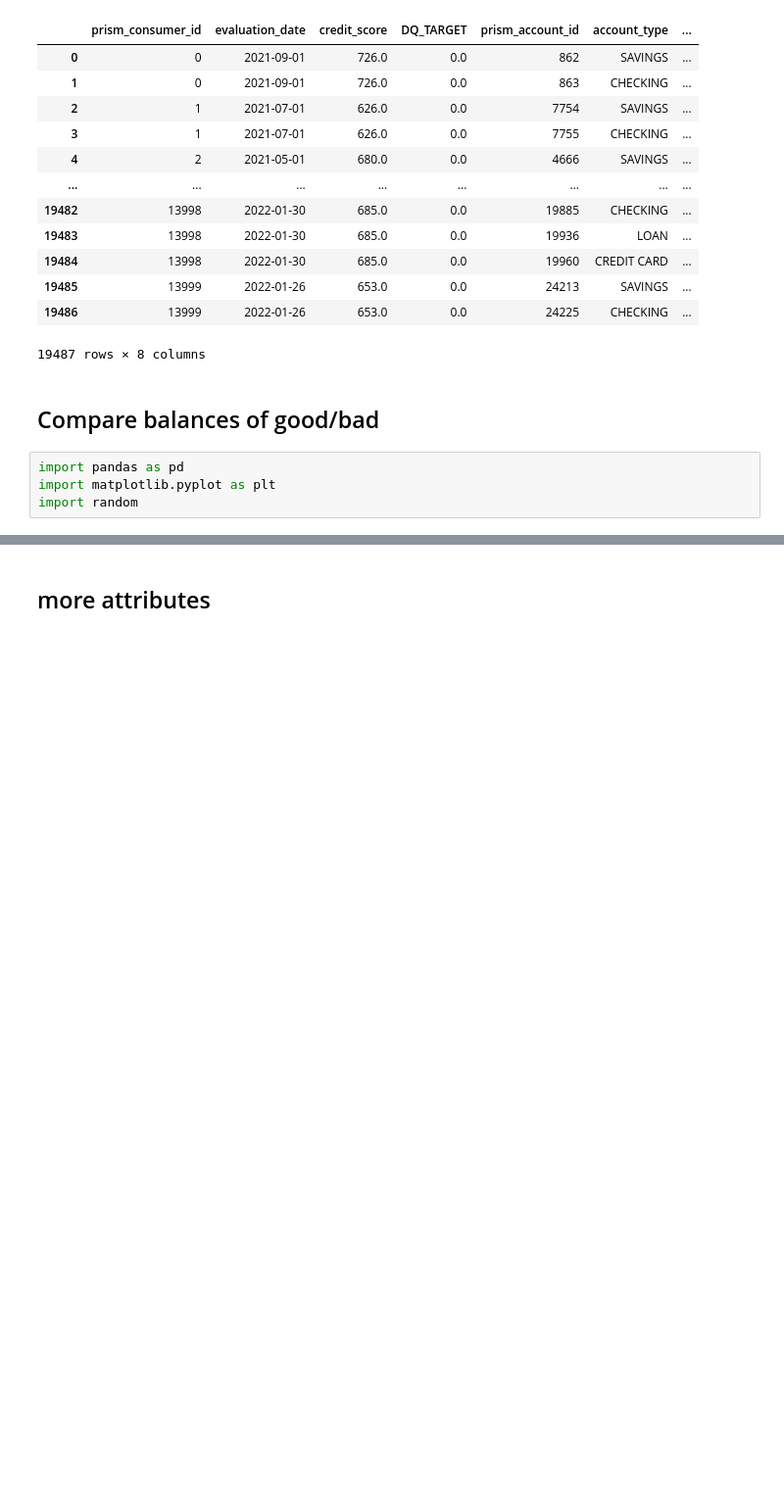
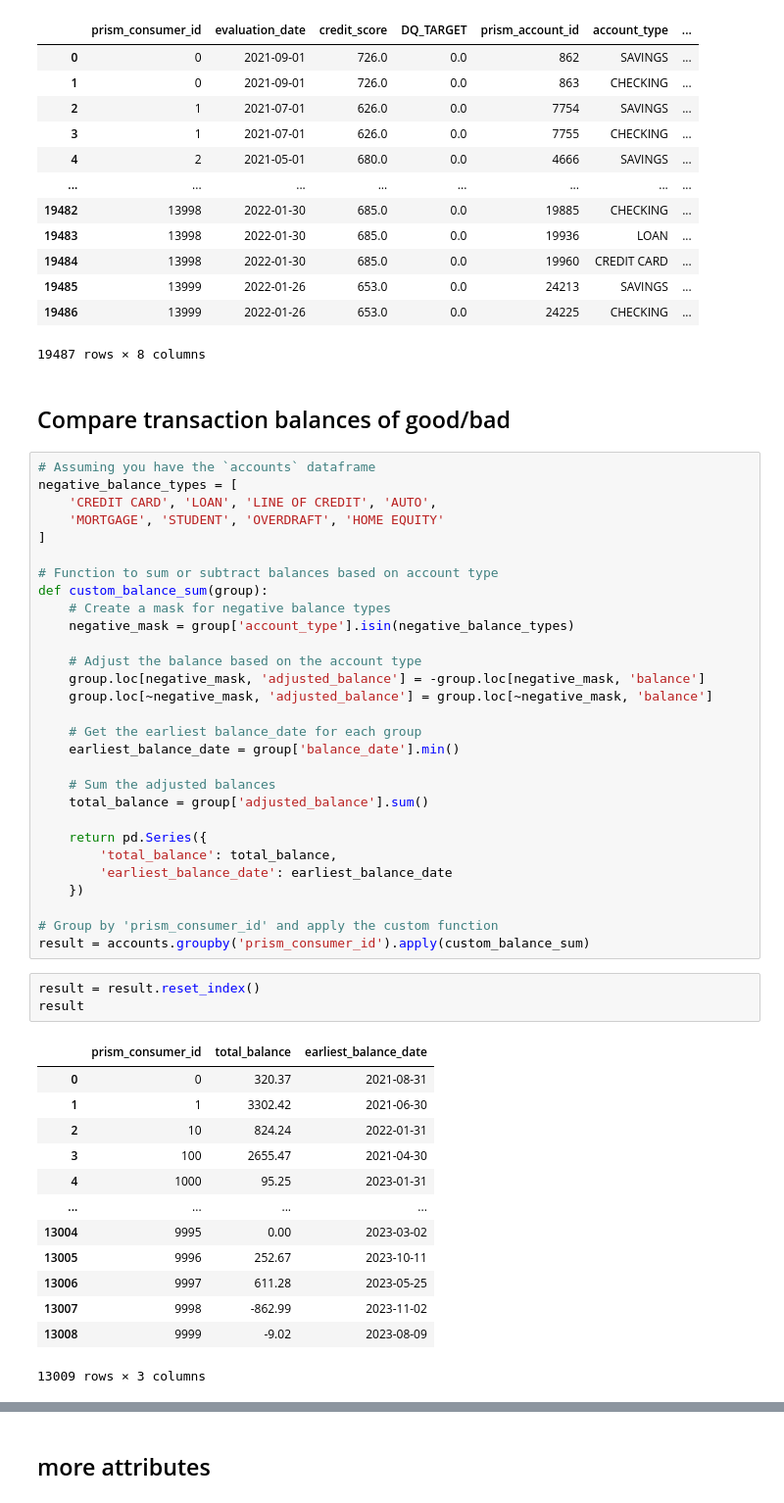
Before and after one commit to hillarychang/dsc180b-capstone-q2, a Jupyter notebook: src/notebooks/kurumi_q2_eda.ipynb, the cells around one changed output, grey strips where cells are left out. Shown: that part at 98% size. Saved outputs shown, nothing was run; the diff lists cells and outputs as text; blank space fills up the shorter version.

```diff
--- a/src/notebooks/kurumi_q2_eda.ipynb
+++ b/src/notebooks/kurumi_q2_eda.ipynb
@@ -228,8 +231,50 @@ cons_acc
 | 19486 | 13999 | 2022-01-26 | 653.0 | 0.0 | 24225 | CHECKING | ... |
 19487 rows × 8 columns
 # %% [markdown]
-## Compare balances of good/bad
+## Compare transaction balances of good/bad
-# %%
-import pandas as pd
-import matplotlib.pyplot as plt
-import random
+# %%
+# Assuming you have the `accounts` dataframe
+negative_balance_types = [
+    'CREDIT CARD', 'LOAN', 'LINE OF CREDIT', 'AUTO',
+    'MORTGAGE', 'STUDENT', 'OVERDRAFT', 'HOME EQUITY'
+]
+
+# Function to sum or subtract balances based on account type
+def custom_balance_sum(group):
+    # Create a mask for negative balance types
+    negative_mask = group['account_type'].isin(negative_balance_types)
+
+    # Adjust the balance based on the account type
+    group.loc[negative_mask, 'adjusted_balance'] = -group.loc[negative_mask, 'balance']
+    group.loc[~negative_mask, 'adjusted_balance'] = group.loc[~negative_mask, 'balance']
+
+    # Get the earliest balance_date for each group
+    earliest_balance_date = group['balance_date'].min()
+
+    # Sum the adjusted balances
+    total_balance = group['adjusted_balance'].sum()
+
+    return pd.Series({
+        'total_balance': total_balance,
+        'earliest_balance_date': earliest_balance_date
+    })
+
+# Group by 'prism_consumer_id' and apply the custom function
+result = accounts.groupby('prism_consumer_id').apply(custom_balance_sum)
+# %%
+result = result.reset_index()
+result
+# %% [output]
+|  | prism_consumer_id | total_balance | earliest_balance_date |
+| 0 | 0 | 320.37 | 2021-08-31 |
+| 1 | 1 | 3302.42 | 2021-06-30 |
+| 2 | 10 | 824.24 | 2022-01-31 |
+| 3 | 100 | 2655.47 | 2021-04-30 |
+| 4 | 1000 | 95.25 | 2023-01-31 |
+| ... | ... | ... | ... |
+| 13004 | 9995 | 0.00 | 2023-03-02 |
+| 13005 | 9996 | 252.67 | 2023-10-11 |
+| 13006 | 9997 | 611.28 | 2023-05-25 |
+| 13007 | 9998 | -862.99 | 2023-11-02 |
+| 13008 | 9999 | -9.02 | 2023-08-09 |
+13009 rows × 3 columns
```
Also changed, not shown: parts of 10 cells of this notebook.
